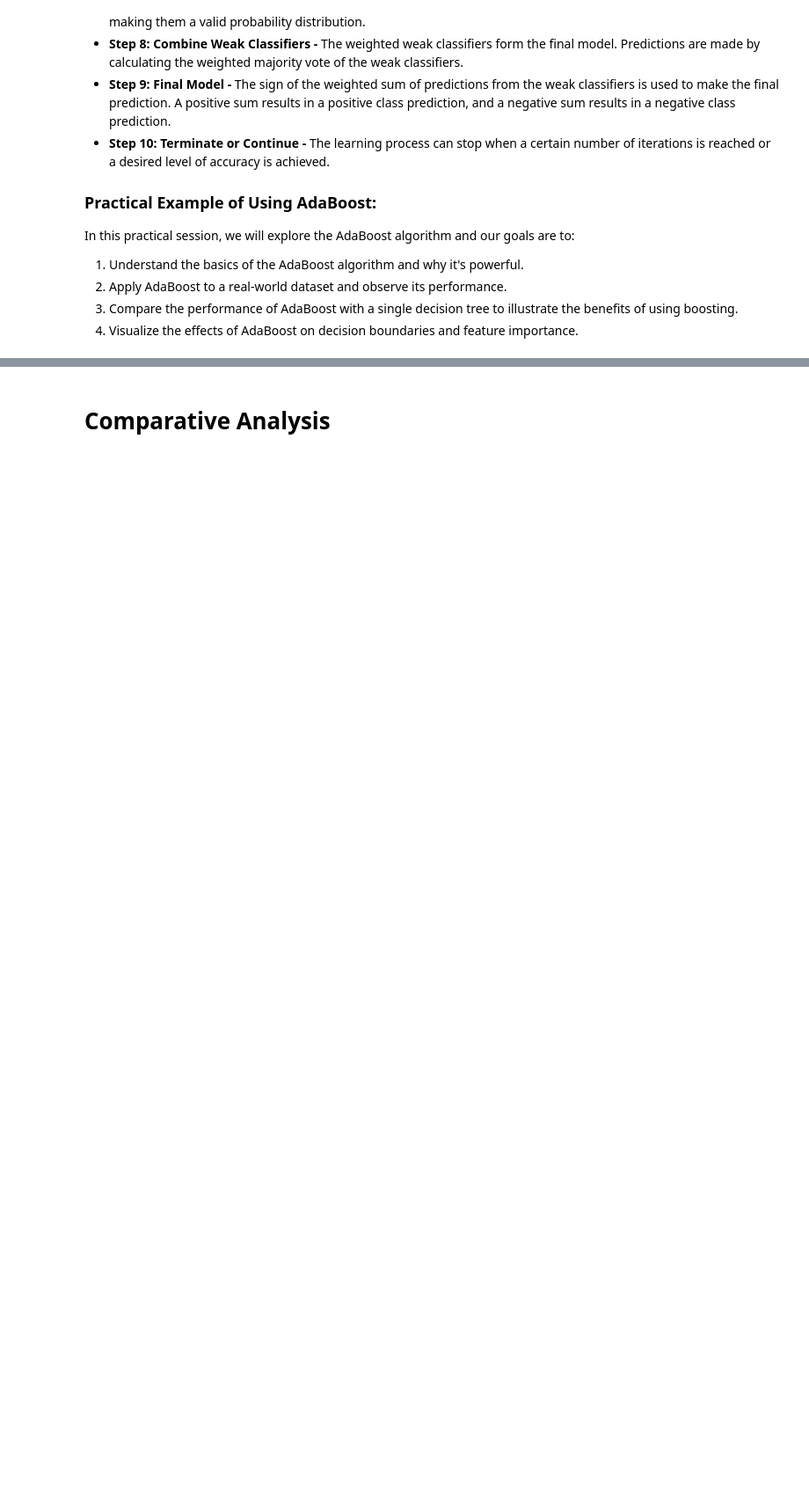
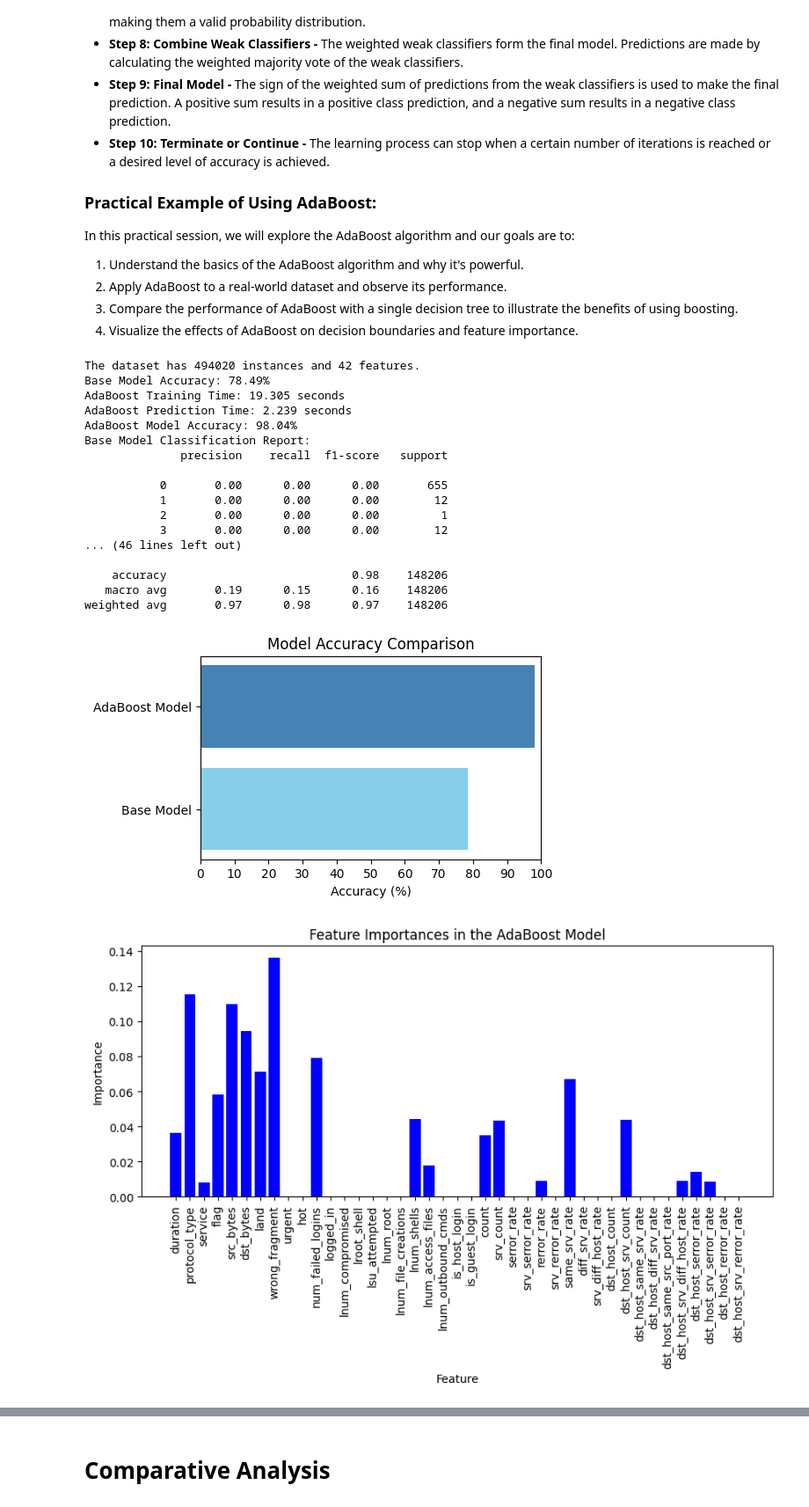
Before and after one commit to FIIT-ISA/ISA-course, a Jupyter notebook: exercises/week-02/ISA_Ensemble-Learning_Boosting.ipynb, the cells around one changed output, grey strips where cells are left out. Shown at 88% size. Cells and saved outputs as stored; diff of their text form; code cells hidden in the pictures; blank space fills up the shorter version.

Commit message:
removed  argument in AdaBoostClassifier constructor

```diff
--- a/exercises/week-02/ISA_Ensemble-Learning_Boosting.ipynb
+++ b/exercises/week-02/ISA_Ensemble-Learning_Boosting.ipynb
@@ -101,7 +101,6 @@ print(f"Base Model Accuracy: {base_accuracy:.2f}%")
 ada_clf = AdaBoostClassifier(
     estimator=base_clf,
     n_estimators=200,
-    algorithm="SAMME.R",
     learning_rate=0.5,
     random_state=42
 )
@@ -132,30 +131,50 @@ print("Base Model Classification Report:")
 print(base_report)
 print("AdaBoost Model Classification Report:")
 print(ada_report)
 
 # Visualize the performance of the base vs. AdaBoost models
 # A horizontal bar chart is used for clear comparison between model accuracies
 plt.figure(figsize=(5, 3))
 plt.barh(['Base Model', 'AdaBoost Model'], [base_accuracy, ada_accuracy], color=['skyblue', 'steelblue'])
 plt.xlabel('Accuracy (%)')
 plt.title('Model Accuracy Comparison')
 plt.xlim(0, 100)  # Set the x-axis limits from 0 to 100 for percentages
 plt.xticks(np.arange(0, 101, 10))  # Set the ticks to be in increments of 10%
 plt.show()
 
 # After fitting the AdaBoost model, extract the feature importances
 importances = ada_clf.feature_importances_
 
 # Plotting the feature importances provides insight into which features the model finds most important
 plt.figure(figsize=(10, 4))
 plt.bar(X.columns, importances, color='blue')
 plt.title("Feature Importances in the AdaBoost Model")
 plt.xlabel("Feature")
 plt.ylabel("Importance")
 plt.xticks(rotation=90)  # Rotate x-axis labels to improve readability
 plt.show()
 
 # Conclusion and Interpretation
 print("\nConclusion and Interpretation:")
 print("From the comparison, we see that AdaBoost significantly improved the accuracy of the model compared to the base decision tree model.")
 print("The feature importances show which variables have the most influence on the model's decisions, useful for further tuning or understanding the predictive factors.\n")
+# %% [output]
+The dataset has 494020 instances and 42 features.
+Base Model Accuracy: 78.49%
+AdaBoost Training Time: 19.305 seconds
+AdaBoost Prediction Time: 2.239 seconds
+AdaBoost Model Accuracy: 98.04%
+Base Model Classification Report:
+              precision    recall  f1-score   support
+
+           0       0.00      0.00      0.00       655
+           1       0.00      0.00      0.00        12
+           2       0.00      0.00      0.00         1
+           3       0.00      0.00      0.00        12
+... (46 lines left out)
+
+    accuracy                           0.98    148206
+   macro avg       0.19      0.15      0.16    148206
+weighted avg       0.97      0.98      0.97    148206
+[figure, added]
+[figure, added]
```
Also changed, not shown: parts of 3 cells of this notebook.
